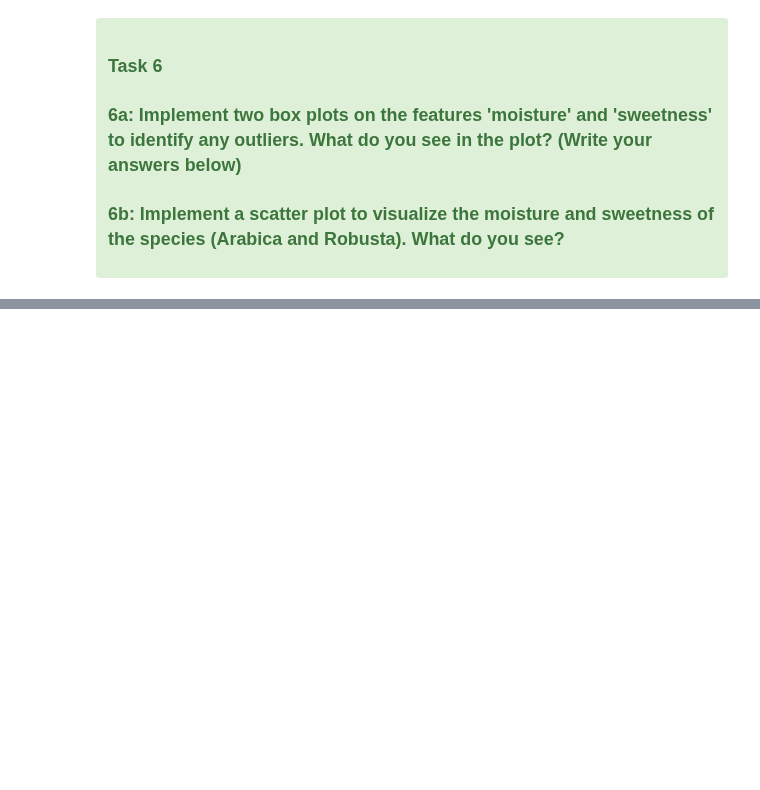
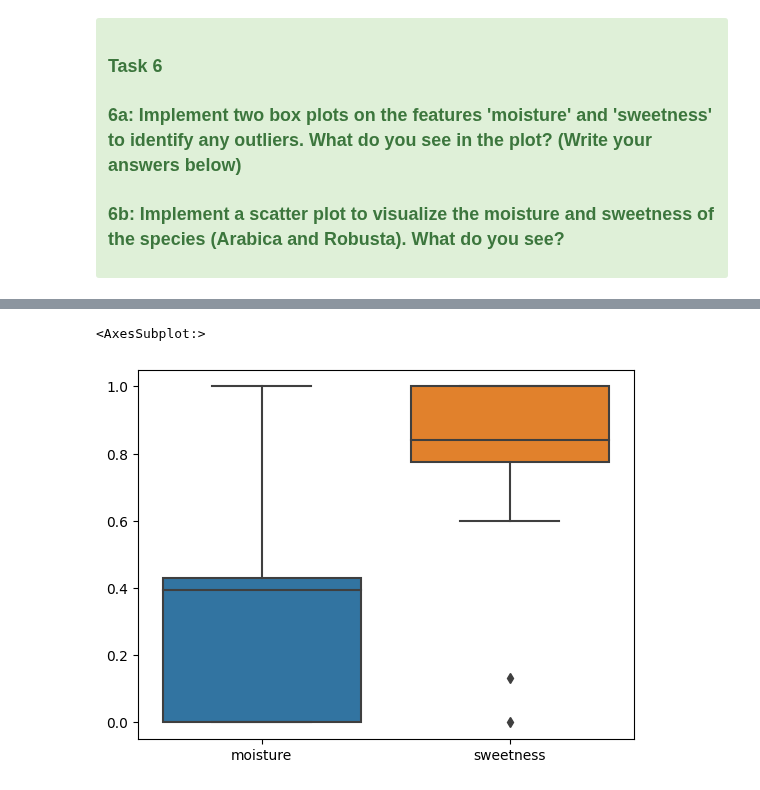
Before and after one commit to roastbread/Schoolnotebook, a Jupyter notebook: Datamining/Lab1_data exploration/lab1_data_exploration_nw.ipynb, the cells around one changed output, grey strips where cells are left out. Drawn from its saved outputs; the diff is of its cells as text; code cells hidden in the pictures; blank space fills up the shorter version.

```diff
--- a/Datamining/Lab1_data exploration/lab1_data_exploration_nw.ipynb
+++ b/Datamining/Lab1_data exploration/lab1_data_exploration_nw.ipynb
@@ -240,2 +379,6 @@ Class imbalance is a common problem in real-world data that often leads to biase
 # %%
-# please implement task 6b here
+# please implement task 6a here
+sns.boxplot(data=oversampled[['moisture', 'sweetness']])
+# %% [output]
+<AxesSubplot:>
+[figure, added]
```
Also changed, not shown: parts of 15 cells of this notebook.
